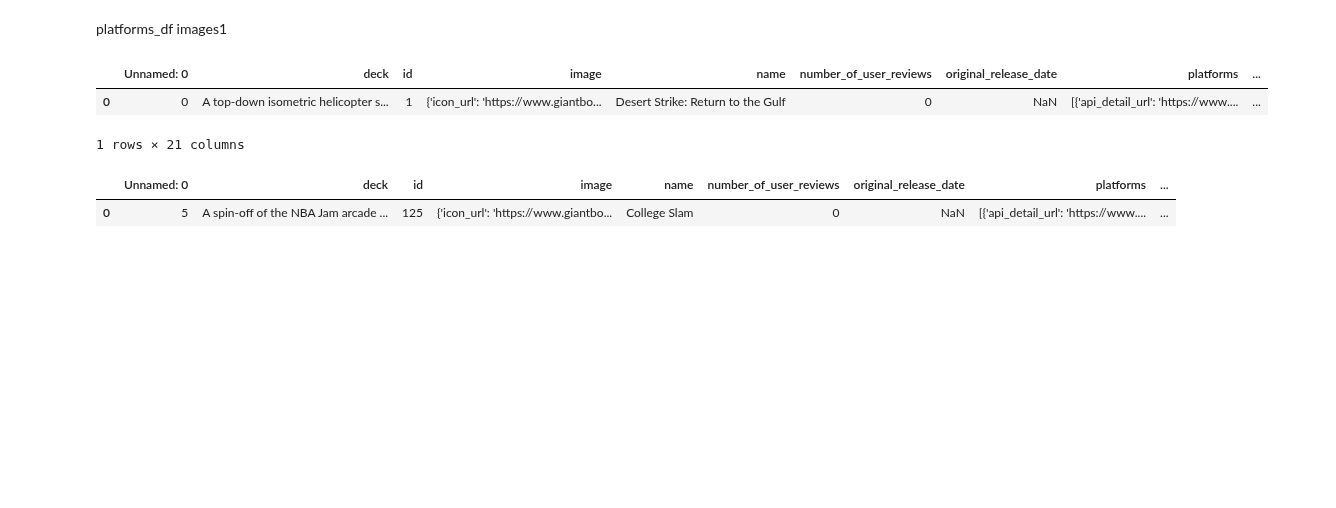
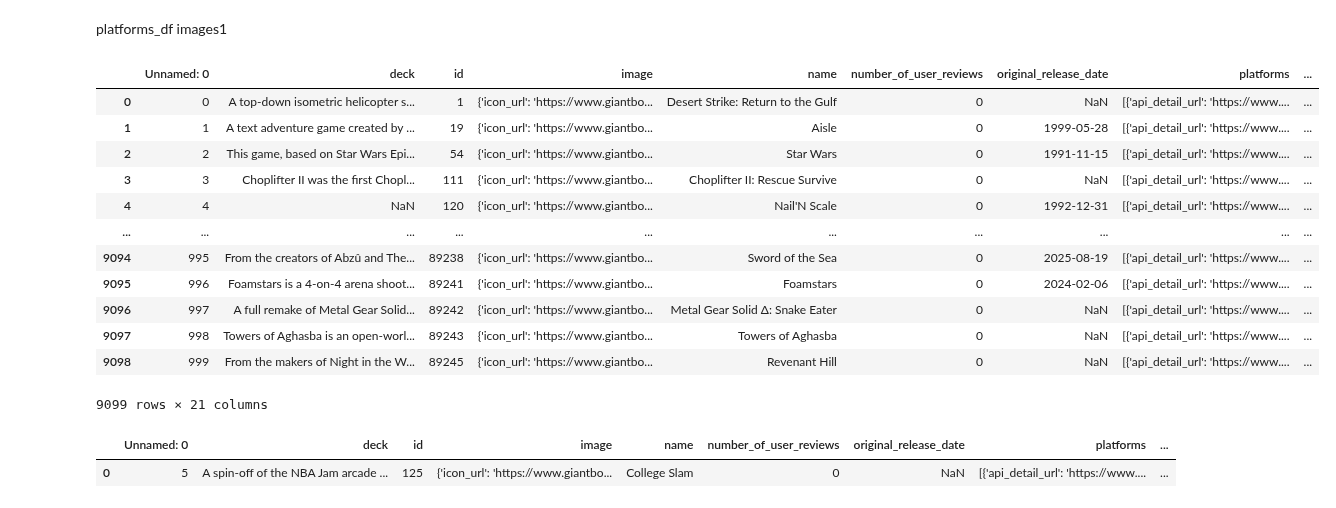
Before and after one commit to AshMKetchum/Asher-Capstone, a Jupyter notebook: notebooks/formatting_games.ipynb, the cells around one changed output. Saved outputs shown, nothing was run; the diff lists cells and outputs as text; code cells hidden in the pictures; blank space fills up the shorter version.

```diff
--- a/notebooks/formatting_games.ipynb
+++ b/notebooks/formatting_games.ipynb
@@ -18,13 +18,31 @@ consoles_list=['Game Boy','Super Nintendo Entertainment System','Nintendo 64','P
 g1=pd.read_csv('../data/games1_1.csv')
 # %%
 g2=pd.read_csv('../data/games2_1.csv')
+# %%
+g10=pd.read_csv('../data/games2_2.csv')
+# %%
+g11=pd.read_csv('../data/games3.csv')
+# %%
+g12=pd.read_csv('../data/games4.csv')
+# %%
+g13=pd.read_csv('../data/games2_3.csv')
 # %%
-g3=pd.concat([g1,g2],axis=0,ignore_index=True)
-g3.head(1)
+g3=pd.concat([g1,g2,g10,g11,g12,g13],axis=0,ignore_index=True)
+g3
 # %% [output]
 |  | Unnamed: 0 | deck | id | image | name | number_of_user_reviews | original_release_date | platforms | ... |
 | 0 | 0 | A top-down isometric helicopter s... | 1 | {'icon_url': 'https://www.giantbo... | Desert Strike: Return to the Gulf | 0 | NaN | [{'api_detail_url': 'https://www.... | ... |
+| 1 | 1 | A text adventure game created by ... | 19 | {'icon_url': 'https://www.giantbo... | Aisle | 0 | 1999-05-28 | [{'api_detail_url': 'https://www.... | ... |
+| 2 | 2 | This game, based on Star Wars Epi... | 54 | {'icon_url': 'https://www.giantbo... | Star Wars | 0 | 1991-11-15 | [{'api_detail_url': 'https://www.... | ... |
+| 3 | 3 | Choplifter II was the first Chopl... | 111 | {'icon_url': 'https://www.giantbo... | Choplifter II: Rescue Survive | 0 | NaN | [{'api_detail_url': 'https://www.... | ... |
+| 4 | 4 | NaN | 120 | {'icon_url': 'https://www.giantbo... | Nail'N Scale | 0 | 1992-12-31 | [{'api_detail_url': 'https://www.... | ... |
+| ... | ... | ... | ... | ... | ... | ... | ... | ... | ... |
+| 9094 | 995 | From the creators of Abzû and The... | 89238 | {'icon_url': 'https://www.giantbo... | Sword of the Sea | 0 | 2025-08-19 | [{'api_detail_url': 'https://www.... | ... |
+| 9095 | 996 | Foamstars is a 4-on-4 arena shoot... | 89241 | {'icon_url': 'https://www.giantbo... | Foamstars | 0 | 2024-02-06 | [{'api_detail_url': 'https://www.... | ... |
+| 9096 | 997 | A full remake of Metal Gear Solid... | 89242 | {'icon_url': 'https://www.giantbo... | Metal Gear Solid Δ: Snake Eater | 0 | NaN | [{'api_detail_url': 'https://www.... | ... |
+| 9097 | 998 | Towers of Aghasba is an open-worl... | 89243 | {'icon_url': 'https://www.giantbo... | Towers of Aghasba | 0 | NaN | [{'api_detail_url': 'https://www.... | ... |
+| 9098 | 999 | From the makers of Night in the W... | 89245 | {'icon_url': 'https://www.giantbo... | Revenant Hill | 0 | NaN | [{'api_detail_url': 'https://www.... | ... |
-1 rows × 21 columns
+9099 rows × 21 columns
 # %%
 game_reviews=pd.read_csv('../data/reviews_and_sales.csv')
 # %%
```
Also changed, not shown: 7 other files.
